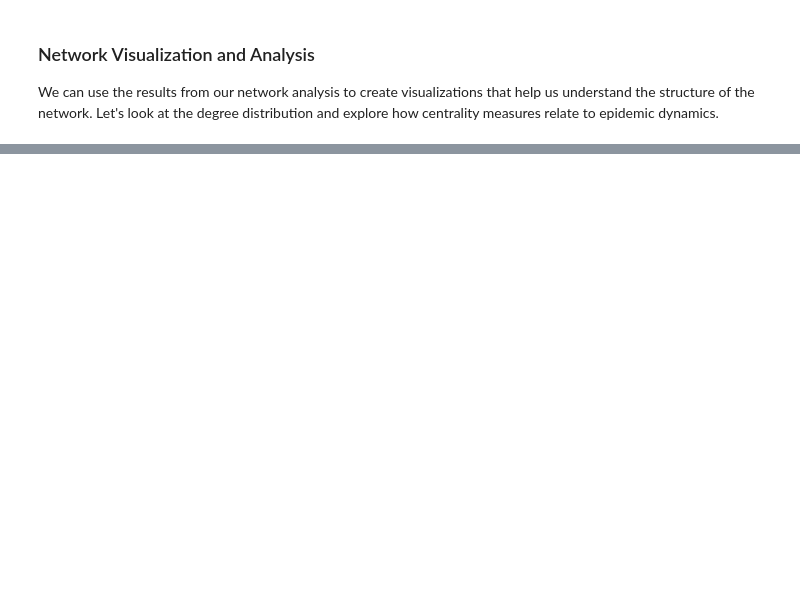
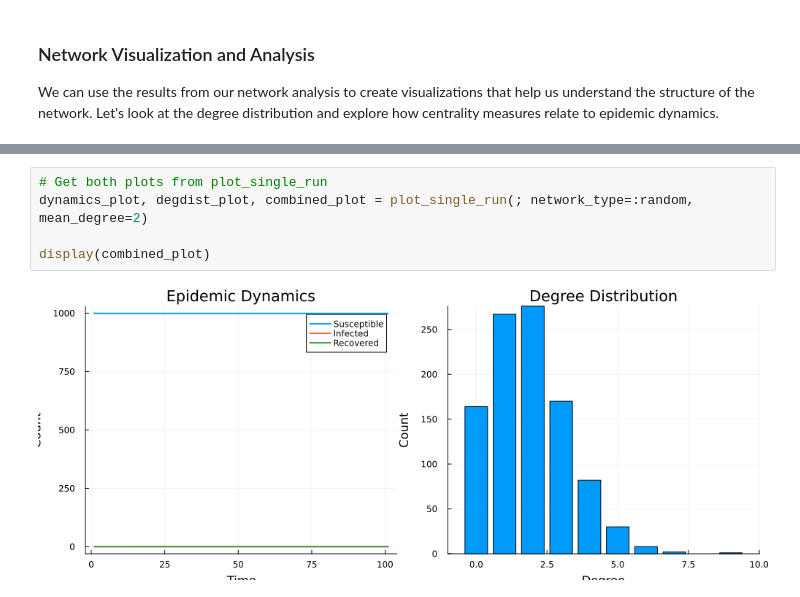
Before and after one commit to lstell21/espidam-tutorial-2025, a Jupyter notebook: Tutorial.ipynb, the cells around one changed output, grey strips where cells are left out. Drawn from its saved outputs; the diff is of its cells as text; blank space fills up the shorter version.

```diff
--- a/Tutorial.ipynb
+++ b/Tutorial.ipynb
@@ -227 +236,8 @@ $x=a*y$
+# %%
+# Get both plots from plot_single_run
+dynamics_plot, degdist_plot, combined_plot = plot_single_run(; network_type=:random, mean_degree=2)
+
+display(combined_plot)
+# %% [output]
+[figure, added]
 # %%
```
Also changed, not shown: parts of 12 cells of this notebook, 3 other files.
